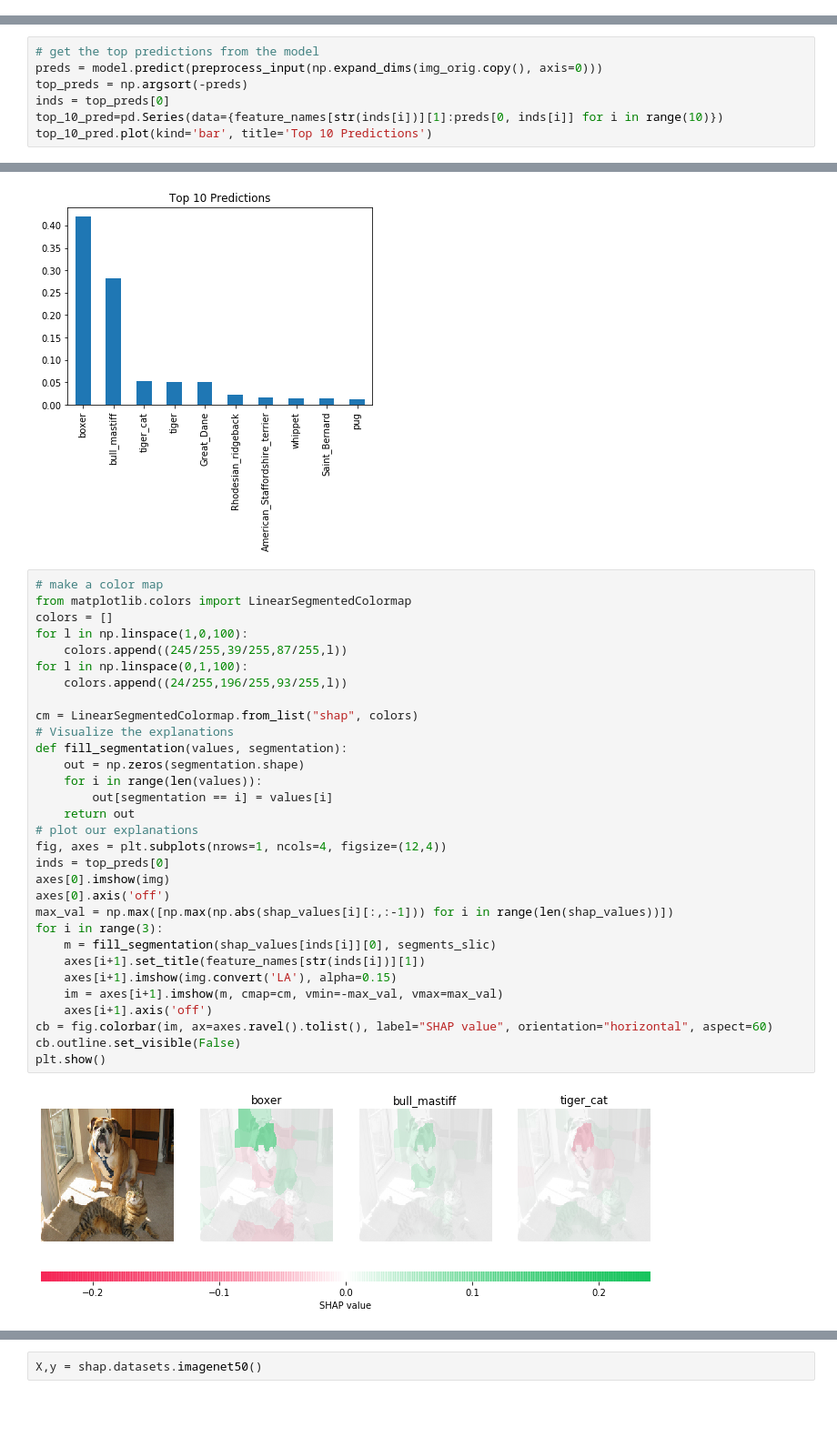
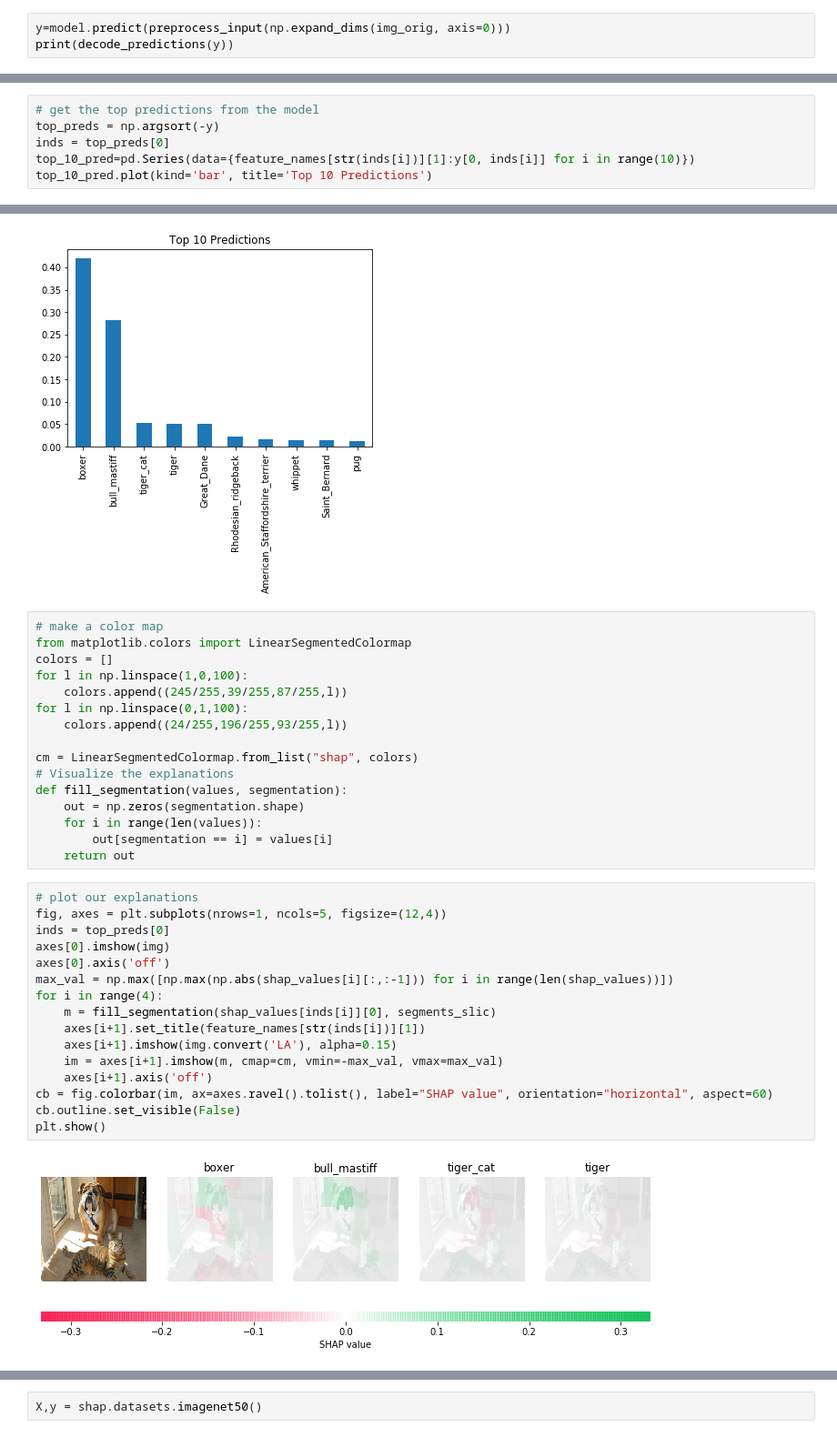
Before and after one commit to noemi-gozzi/Thesis-XAI, a Jupyter notebook: src/BENCHMARK.ipynb, the cells around one changed output, grey strips where cells are left out. Shown at 91% size. Cells and saved outputs as stored; diff of their text form; blank space fills up the shorter version.

Commit message:
added shap with vgg16 in benchmark and in lime tabular data for each patient

```diff
--- a/src/BENCHMARK.ipynb
+++ b/src/BENCHMARK.ipynb
@@ -303,3 +310,6 @@ plt.imshow(img);
 plt.axis('off');
 # %% [output]
 [figure]
+# %%
+y=model.predict(preprocess_input(np.expand_dims(img_orig, axis=0)))
+print(decode_predictions(y))
@@ -332,44 +344,44 @@ with warnings.catch_warnings():
     shap_values = explainer.shap_values(np.ones((1,50)), nsamples=1000)
 # %%
 # get the top predictions from the model
-preds = model.predict(preprocess_input(np.expand_dims(img_orig.copy(), axis=0)))
-top_preds = np.argsort(-preds)
+top_preds = np.argsort(-y)
 inds = top_preds[0]
-top_10_pred=pd.Series(data={feature_names[str(inds[i])][1]:preds[0, inds[i]] for i in range(10)})
+top_10_pred=pd.Series(data={feature_names[str(inds[i])][1]:y[0, inds[i]] for i in range(10)})
 top_10_pred.plot(kind='bar', title='Top 10 Predictions')
 # %% [output]
 <matplotlib.axes._subplots.AxesSubplot at 0x...>
 [figure]
+# %%
+# make a color map
+from matplotlib.colors import LinearSegmentedColormap
+colors = []
+for l in np.linspace(1,0,100):
+    colors.append((245/255,39/255,87/255,l))
+for l in np.linspace(0,1,100):
+    colors.append((24/255,196/255,93/255,l))
+
+cm = LinearSegmentedColormap.from_list("shap", colors)
+# Visualize the explanations
+def fill_segmentation(values, segmentation):
+    out = np.zeros(segmentation.shape)
+    for i in range(len(values)):
+        out[segmentation == i] = values[i]
+    return out
 # %%
-# make a color map
-from matplotlib.colors import LinearSegmentedColormap
-colors = []
-for l in np.linspace(1,0,100):
-    colors.append((245/255,39/255,87/255,l))
-for l in np.linspace(0,1,100):
-    colors.append((24/255,196/255,93/255,l))
-
-cm = LinearSegmentedColormap.from_list("shap", colors)
-# Visualize the explanations
-def fill_segmentation(values, segmentation):
-    out = np.zeros(segmentation.shape)
-    for i in range(len(values)):
-        out[segmentation == i] = values[i]
-    return out
 # plot our explanations
-fig, axes = plt.subplots(nrows=1, ncols=4, figsize=(12,4))
+fig, axes = plt.subplots(nrows=1, ncols=5, figsize=(12,4))
 inds = top_preds[0]
 axes[0].imshow(img)
 axes[0].axis('off')
 max_val = np.max([np.max(np.abs(shap_values[i][:,:-1])) for i in range(len(shap_values))])
-for i in range(3):
+for i in range(4):
     m = fill_segmentation(shap_values[inds[i]][0], segments_slic)
     axes[i+1].set_title(feature_names[str(inds[i])][1])
     axes[i+1].imshow(img.convert('LA'), alpha=0.15)
     im = axes[i+1].imshow(m, cmap=cm, vmin=-max_val, vmax=max_val)
     axes[i+1].axis('off')
 cb = fig.colorbar(im, ax=axes.ravel().tolist(), label="SHAP value", orientation="horizontal", aspect=60)
 cb.outline.set_visible(False)
 plt.show()
 # %% [output]
-[figure, old version]
+[figure, new version]
```
Also changed, not shown: parts of 10 cells of this notebook.
